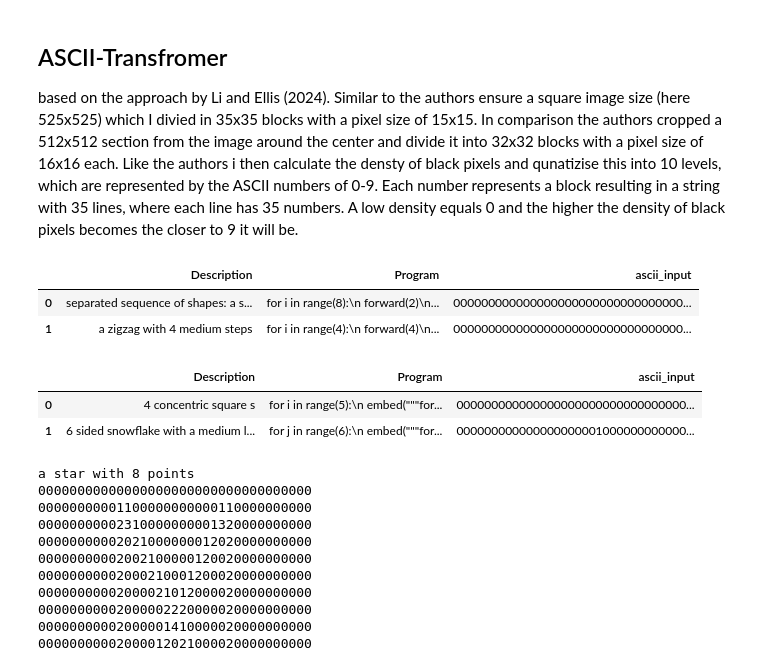
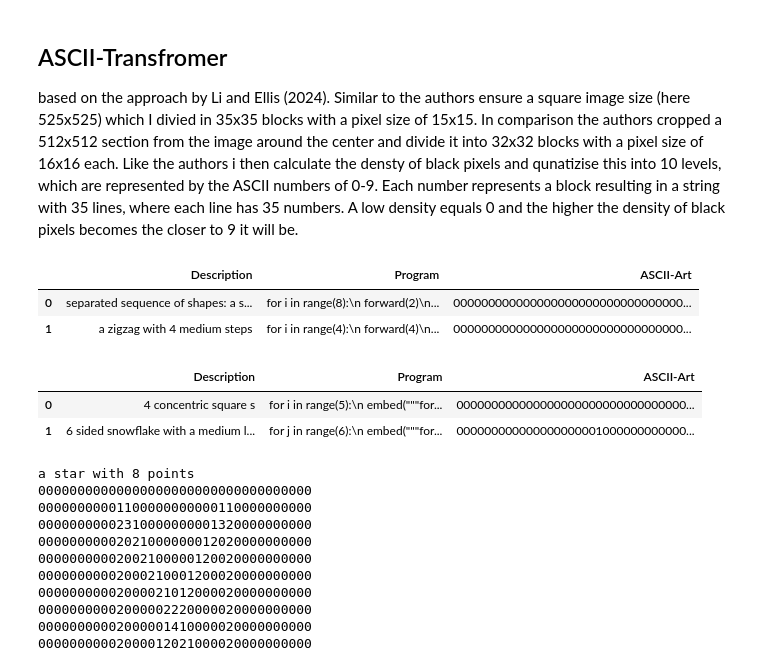
Before and after one commit to ruthchy/llm-generalization-program-synthesis, a Jupyter notebook: synthetic_data/main.ipynb, the cells around one changed output. Saved outputs shown, nothing was run; the diff lists cells and outputs as text; code cells hidden in the pictures.

```diff
--- a/synthetic_data/main.ipynb
+++ b/synthetic_data/main.ipynb
@@ -167,13 +167,14 @@ interpreter.process_and_save_graphics(df_all, output_dir="logo_graphic/all_ReGAL
 based on the approach by Li and Ellis (2024). Similar to the authors  ensure a square image size (here 525x525) which I divied in 35x35 blocks with a pixel size of 15x15. In comparison the authors cropped a 512x512 section from the image around the center and divide it into 32x32 blocks with a pixel size of 16x16 each. Like the authors i then calculate the densty of black pixels and qunatizise this into 10 levels, which are represented by the ASCII numbers of 0-9. Each number represents a block resulting in a string with 35 lines, where each line has 35 numbers. A low density equals 0 and the higher the density of black pixels becomes the closer to 9 it will be.
 # %%
 # Synthetic data ASCII
-processor = ASCIIProcessor(n_blocks=35, m_blocks=35, levels=10)
+blocks=35 # possible block sizes, if pic 525x525: 1, 3, 5, 7, 15, 21, 25, 35, 75, 105, 175
+processor = ASCIIProcessor(n_blocks=blocks, m_blocks=blocks, levels=10)
 
 dir_images = "logo_graphic/synthetic_v1/"
 synthetic_data_ascii = processor.store_ascii_input(synthetic_data, dir_images)
 display(synthetic_data_ascii.head(2))
 # %% [output]
-|  | Description | Program | ascii_input |
+|  | Description | Program | ASCII-Art |
 | 0 | separated sequence of shapes: a s... | for i in range(8):\n forward(2)\n... | 000000000000000000000000000000000... |
 | 1 | a zigzag with 4 medium steps | for i in range(4):\n forward(4)\n... | 000000000000000000000000000000000... |
 # %%
@@ -181,7 +182,7 @@ dir_images = "logo_graphic/all_ReGAL/"
 df_all_ascii = processor.store_ascii_input(df_all, dir_images)
 display(df_all_ascii.head(2))
 # %% [output]
-|  | Description | Program | ascii_input |
+|  | Description | Program | ASCII-Art |
 | 0 | 4 concentric square s | for i in range(5):\n embed("""for... | 000000000000000000000000000000000... |
 | 1 | 6 sided snowflake with a medium l... | for j in range(6):\n embed("""for... | 000000000000000000001000000000000... |
 # %%
```
Also changed, not shown: parts of 11 cells of this notebook, 1 other file.
